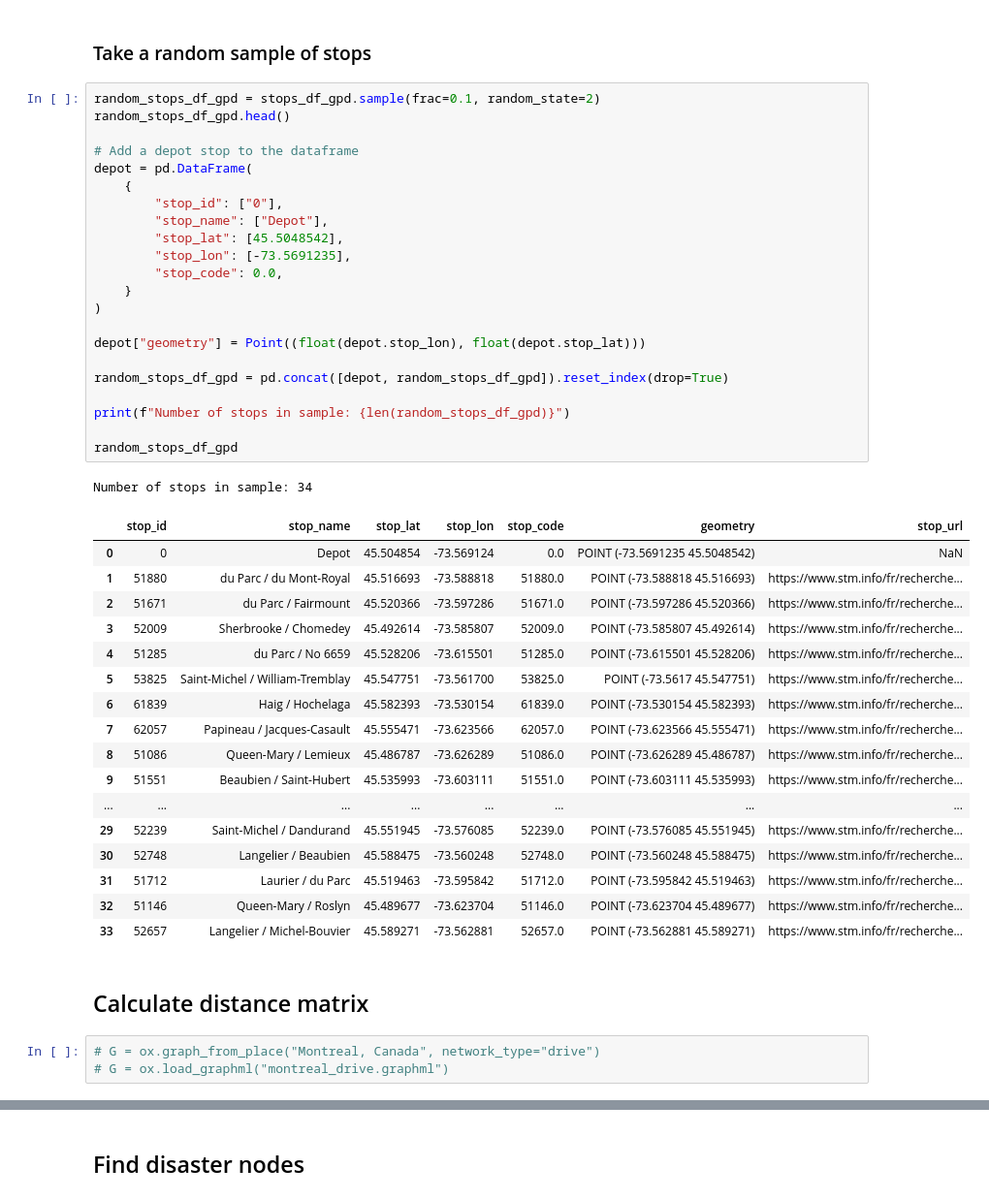
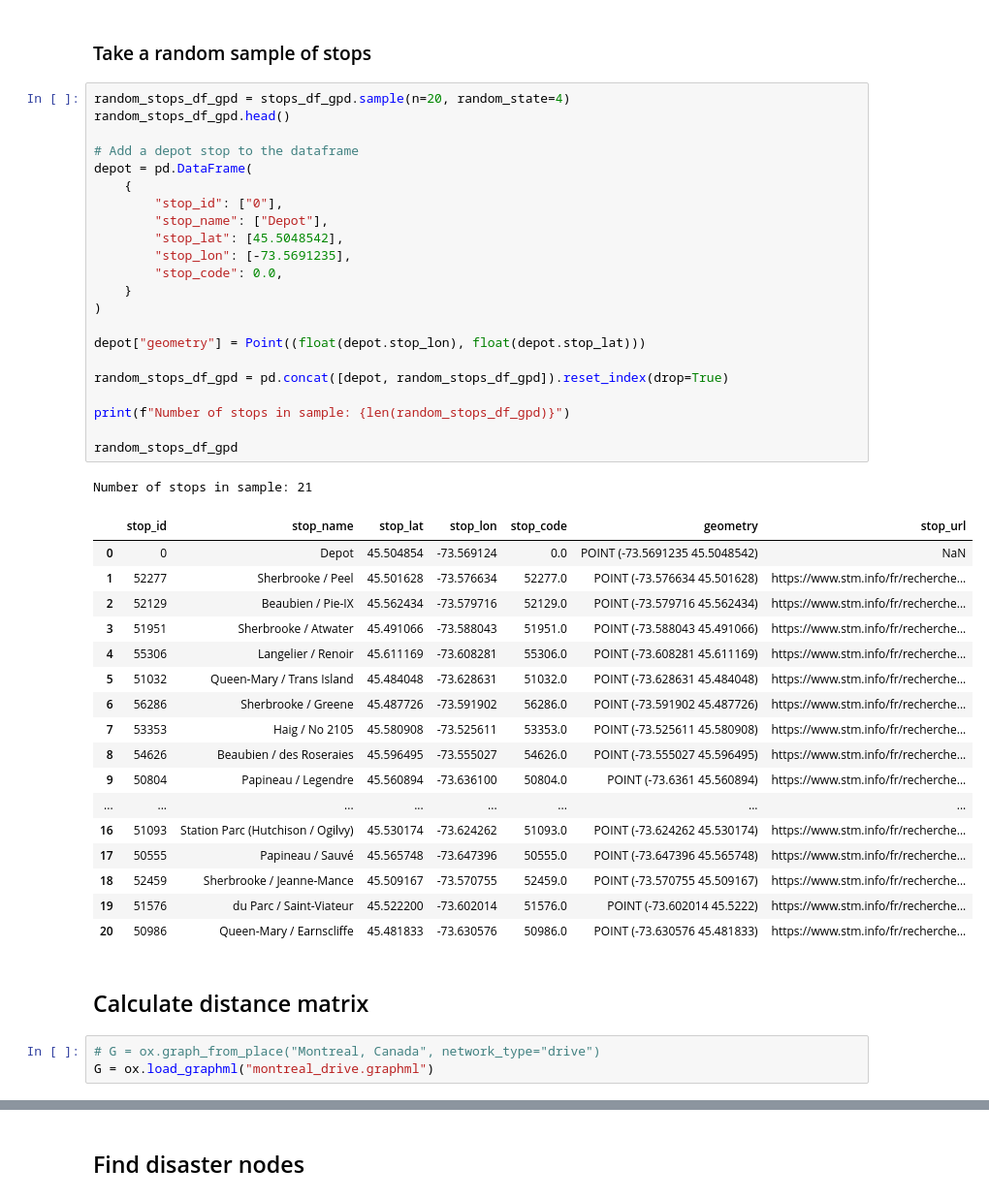
Before and after one commit to lakshyaag/Route-Optimization-STM, a Jupyter notebook: model_basic.ipynb, the cells around one changed output, grey strips where cells are left out. Shown at 97% size. Drawn from its saved outputs; the diff is of its cells as text.

```diff
--- a/model_basic.ipynb
+++ b/model_basic.ipynb
@@ -79,51 +80,51 @@ Number of total stops in routes: 326
 # %% [markdown]
 ### Take a random sample of stops
 # %%
-random_stops_df_gpd = stops_df_gpd.sample(frac=0.1, random_state=2)
+random_stops_df_gpd = stops_df_gpd.sample(n=20, random_state=4)
 random_stops_df_gpd.head()
 
 # Add a depot stop to the dataframe
 depot = pd.DataFrame(
     {
         "stop_id": ["0"],
         "stop_name": ["Depot"],
         "stop_lat": [45.5048542],
         "stop_lon": [-73.5691235],
         "stop_code": 0.0,
     }
 )
 
 depot["geometry"] = Point((float(depot.stop_lon), float(depot.stop_lat)))
 
 random_stops_df_gpd = pd.concat([depot, random_stops_df_gpd]).reset_index(drop=True)
 
 print(f"Number of stops in sample: {len(random_stops_df_gpd)}")
 
 random_stops_df_gpd
 # %% [output]
-Number of stops in sample: 34
+Number of stops in sample: 21
 |  | stop_id | stop_name | stop_lat | stop_lon | stop_code | geometry | stop_url |
 | 0 | 0 | Depot | 45.504854 | -73.569124 | 0.0 | POINT (-73.5691235 45.5048542) | NaN |
-| 1 | 51880 | du Parc / du Mont-Royal | 45.516693 | -73.588818 | 51880.0 | POINT (-73.588818 45.516693) | https://www.stm.info/fr/recherche... |
-| 2 | 51671 | du Parc / Fairmount | 45.520366 | -73.597286 | 51671.0 | POINT (-73.597286 45.520366) | https://www.stm.info/fr/recherche... |
-| 3 | 52009 | Sherbrooke / Chomedey | 45.492614 | -73.585807 | 52009.0 | POINT (-73.585807 45.492614) | https://www.stm.info/fr/recherche... |
-| 4 | 51285 | du Parc / No 6659 | 45.528206 | -73.615501 | 51285.0 | POINT (-73.615501 45.528206) | https://www.stm.info/fr/recherche... |
-| 5 | 53825 | Saint-Michel / William-Tremblay | 45.547751 | -73.561700 | 53825.0 | POINT (-73.5617 45.547751) | https://www.stm.info/fr/recherche... |
-| 6 | 61839 | Haig / Hochelaga | 45.582393 | -73.530154 | 61839.0 | POINT (-73.530154 45.582393) | https://www.stm.info/fr/recherche... |
-| 7 | 62057 | Papineau / Jacques-Casault | 45.555471 | -73.623566 | 62057.0 | POINT (-73.623566 45.555471) | https://www.stm.info/fr/recherche... |
-| 8 | 51086 | Queen-Mary / Lemieux | 45.486787 | -73.626289 | 51086.0 | POINT (-73.626289 45.486787) | https://www.stm.info/fr/recherche... |
-| 9 | 51551 | Beaubien / Saint-Hubert | 45.535993 | -73.603111 | 51551.0 | POINT (-73.603111 45.535993) | https://www.stm.info/fr/recherche... |
+| 1 | 52277 | Sherbrooke / Peel | 45.501628 | -73.576634 | 52277.0 | POINT (-73.576634 45.501628) | https://www.stm.info/fr/recherche... |
+| 2 | 52129 | Beaubien / Pie-IX | 45.562434 | -73.579716 | 52129.0 | POINT (-73.579716 45.562434) | https://www.stm.info/fr/recherche... |
+| 3 | 51951 | Sherbrooke / Atwater | 45.491066 | -73.588043 | 51951.0 | POINT (-73.588043 45.491066) | https://www.stm.info/fr/recherche... |
+| 4 | 55306 | Langelier / Renoir | 45.611169 | -73.608281 | 55306.0 | POINT (-73.608281 45.611169) | https://www.stm.info/fr/recherche... |
+| 5 | 51032 | Queen-Mary / Trans Island | 45.484048 | -73.628631 | 51032.0 | POINT (-73.628631 45.484048) | https://www.stm.info/fr/recherche... |
+| 6 | 56286 | Sherbrooke / Greene | 45.487726 | -73.591902 | 56286.0 | POINT (-73.591902 45.487726) | https://www.stm.info/fr/recherche... |
+| 7 | 53353 | Haig / No 2105 | 45.580908 | -73.525611 | 53353.0 | POINT (-73.525611 45.580908) | https://www.stm.info/fr/recherche... |
+| 8 | 54626 | Beaubien / des Roseraies | 45.596495 | -73.555027 | 54626.0 | POINT (-73.555027 45.596495) | https://www.stm.info/fr/recherche... |
+| 9 | 50804 | Papineau / Legendre | 45.560894 | -73.636100 | 50804.0 | POINT (-73.6361 45.560894) | https://www.stm.info/fr/recherche... |
 | ... | ... | ... | ... | ... | ... | ... | ... |
-| 29 | 52239 | Saint-Michel / Dandurand | 45.551945 | -73.576085 | 52239.0 | POINT (-73.576085 45.551945) | https://www.stm.info/fr/recherche... |
-| 30 | 52748 | Langelier / Beaubien | 45.588475 | -73.560248 | 52748.0 | POINT (-73.560248 45.588475) | https://www.stm.info/fr/recherche... |
-| 31 | 51712 | Laurier / du Parc | 45.519463 | -73.595842 | 51712.0 | POINT (-73.595842 45.519463) | https://www.stm.info/fr/recherche... |
-| 32 | 51146 | Queen-Mary / Roslyn | 45.489677 | -73.623704 | 51146.0 | POINT (-73.623704 45.489677) | https://www.stm.info/fr/recherche... |
-| 33 | 52657 | Langelier / Michel-Bouvier | 45.589271 | -73.562881 | 52657.0 | POINT (-73.562881 45.589271) | https://www.stm.info/fr/recherche... |
+| 16 | 51093 | Station Parc (Hutchison / Ogilvy) | 45.530174 | -73.624262 | 51093.0 | POINT (-73.624262 45.530174) | https://www.stm.info/fr/recherche... |
+| 17 | 50555 | Papineau / Sauvé | 45.565748 | -73.647396 | 50555.0 | POINT (-73.647396 45.565748) | https://www.stm.info/fr/recherche... |
+| 18 | 52459 | Sherbrooke / Jeanne-Mance | 45.509167 | -73.570755 | 52459.0 | POINT (-73.570755 45.509167) | https://www.stm.info/fr/recherche... |
+| 19 | 51576 | du Parc / Saint-Viateur | 45.522200 | -73.602014 | 51576.0 | POINT (-73.602014 45.5222) | https://www.stm.info/fr/recherche... |
+| 20 | 50986 | Queen-Mary / Earnscliffe | 45.481833 | -73.630576 | 50986.0 | POINT (-73.630576 45.481833) | https://www.stm.info/fr/recherche... |
 # %% [markdown]
 ## Calculate distance matrix
 # %%
 # G = ox.graph_from_place("Montreal, Canada", network_type="drive")
-# G = ox.load_graphml("montreal_drive.graphml")
+G = ox.load_graphml("montreal_drive.graphml")
 # %%
 print(f"Number of stops: {len(random_stops_df_gpd)}")
 distance_matrix = pd.read_json("distance_matrix.json")
```
Also changed, not shown: parts of 38 cells of this notebook, 7 other files.
